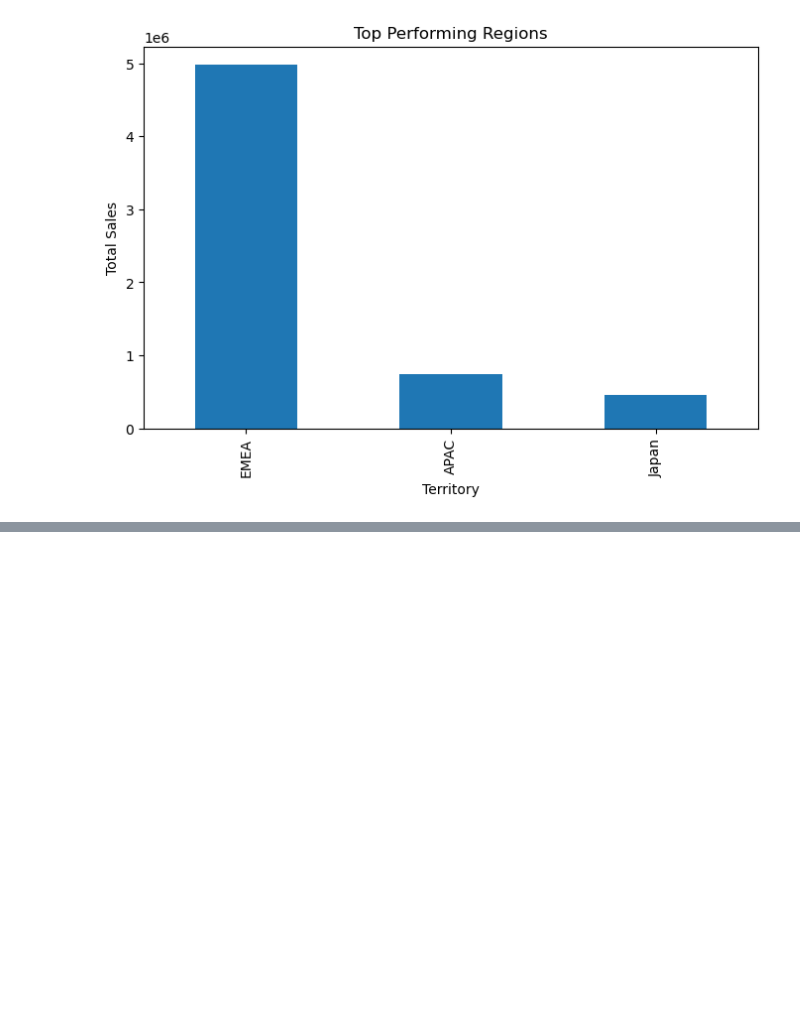
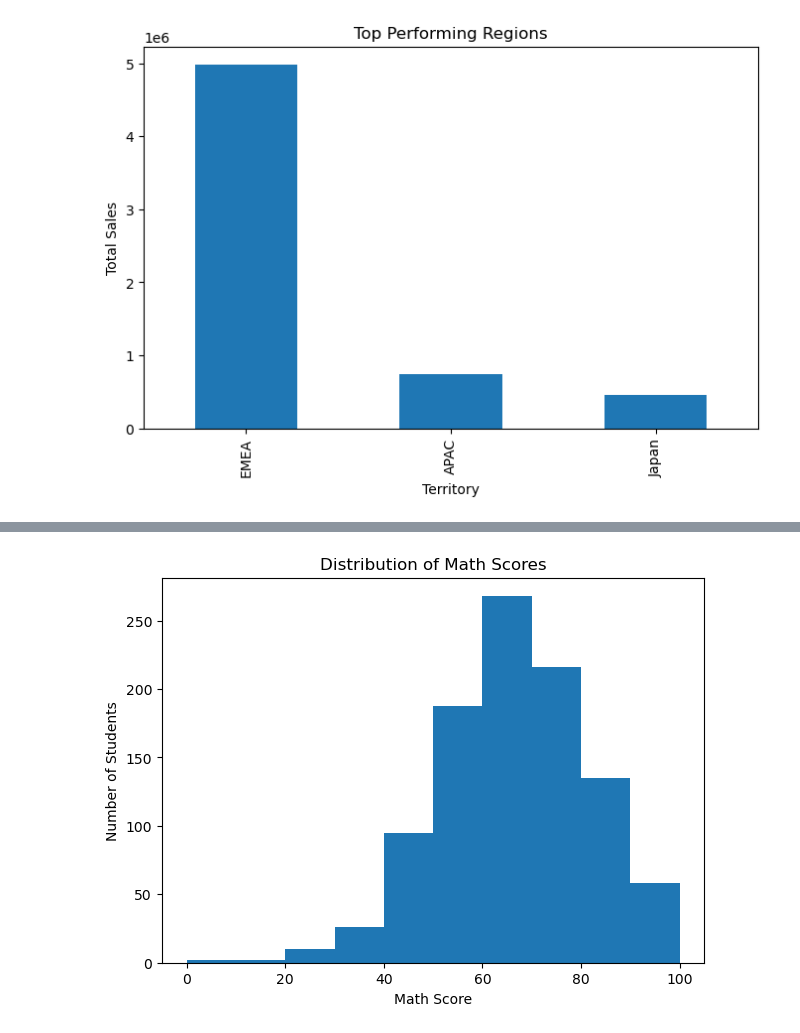
Before and after one commit to abhishekyadav-codes/Coznetix-global-technology-llp-task, a Jupyter notebook: Untitled.ipynb, the cells around one changed output, grey strips where cells are left out. Drawn from its saved outputs; the diff is of its cells as text; code cells hidden in the pictures; blank space fills up the shorter version.

```diff
--- a/Untitled.ipynb
+++ b/Untitled.ipynb
@@ -171,3 +171,8 @@ APAC      746121.83
 Japan     455173.22
 Name: SALES, dtype: float64
 [figure]
+# %%
+# task 2.
+
+df=pd.read_csv(r"C:\Users\ABHISHEK YADAV\Downloads\StudentsPerformance.csv")
+df
@@ -173,0 +203,15 @@ Name: SALES, dtype: float64
+# %%
+# Total marks
+df['Total Marks'] = (
+    df['math score'] +
+    df['reading score'] +
+    df['writing score']
+)
+
+# Top 5 students
+top5_students = (
+    df.sort_values(by='Total Marks', ascending=False)
+      .head(5)
+)
+
+print(top5_students)
@@ -173,0 +284,12 @@ Name: SALES, dtype: float64
+# %%
+plt.figure(figsize=(7,5))
+
+plt.hist(df['math score'], bins=10)
+
+plt.title("Distribution of Math Scores")
+plt.xlabel("Math Score")
+plt.ylabel("Number of Students")
+
+plt.show()
+# %% [output]
+[figure, added]
```
Also changed, not shown: parts of 7 cells of this notebook.
